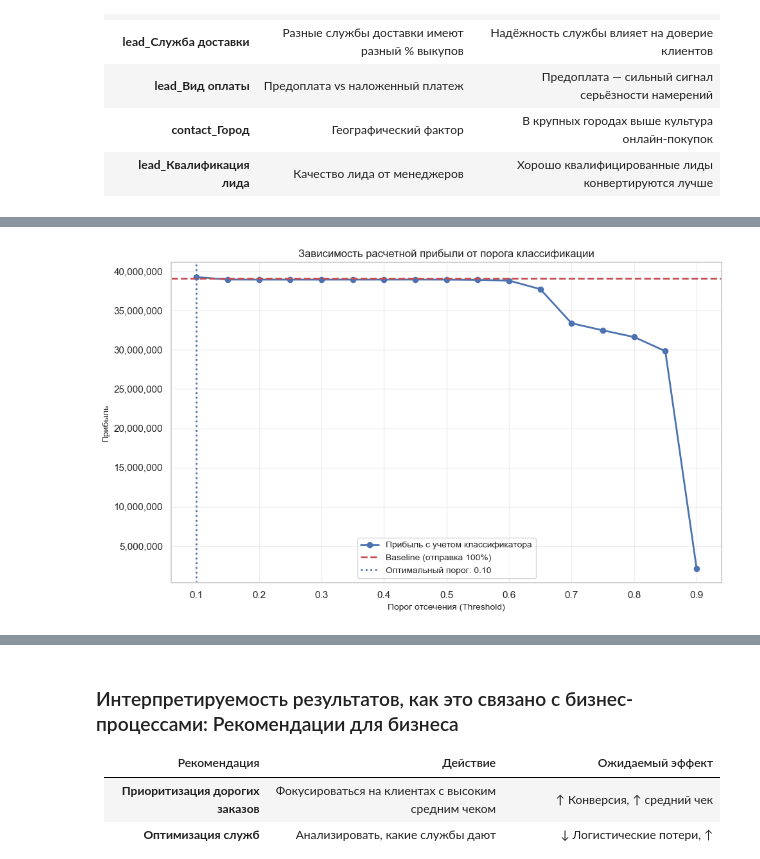
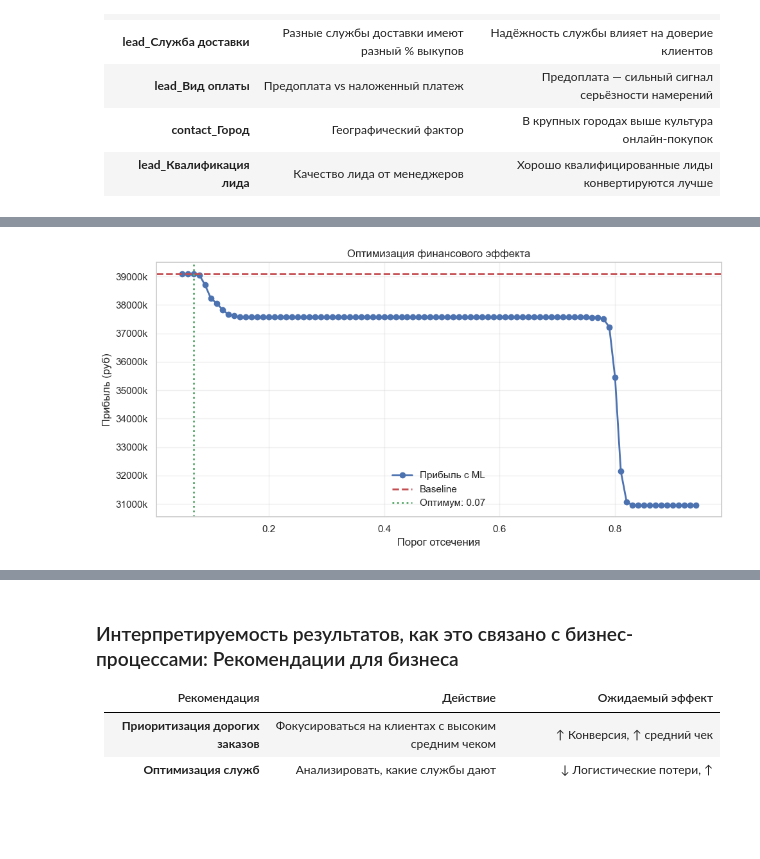
Before and after one commit to etonaastya/hackaton_mipt, a Jupyter notebook: task_Artraid.ipynb, the cells around one changed output, grey strips where cells are left out. Cells and saved outputs as stored; diff of their text form; code cells hidden in the pictures; blank space fills up the shorter version.

```diff
--- a/task_Artraid.ipynb
+++ b/task_Artraid.ipynb
@@ -79,7 +79,7 @@ def clean_data(df: pd.DataFrame) -> pd.DataFrame:
         df_cleaned = df_cleaned[(df_cleaned['days_handed_to_issued_pvz'] >= 0) | (df_cleaned['days_handed_to_issued_pvz'].isna())]
 
     tech_cols = [
-        'lead_id', 'contact_id', 'lead_account_id', 'lead_TRANID',
+        'lead_id', 'lead_account_id', 'lead_TRANID',
         'lead__ym_uid', 'lead_yclid', 'lead_roistat', 'lead_FORMID',
         'lead_Номер отправления СДЭК', 'lead_Трек-номер'
     ]
@@ -215,7 +261,10 @@ else:
 if 'sale_ts' in df_final.columns:
     df_final = df_final.sort_values(by='sale_ts', ascending=True).reset_index(drop=True)
 
-cols_to_exclude = ['buyout_flag', 'sale_ts', 'lead_price']
+cols_to_exclude = [
+    'buyout_flag', 'sale_ts', 'lead_price',
+    'contact_LTV', 'contact_Число сделок'
+]
 features = [col for col in df_final.columns if col not in cols_to_exclude]
 
 cat_cols = df_final[features].select_dtypes(include=['object', 'category', 'string']).columns.tolist()
@@ -391,45 +477,72 @@ plt.show()
 | **lead_Квалификация лида** | Качество лида от менеджеров | Хорошо квалифицированные лиды конвертируются лучше |
 # %%
 LOGISTICS_COST = 1000
-thresholds = np.arange(0.1, 0.95, 0.05)
+HIGH_VALUE_THRESHOLD = 10000  # Бизнес-правило: дорогие заказы всегда принимаем
 
 lead_prices = test_df['lead_price'].values
 actual_outcomes = y_test.values
 
-baseline_profit = np.sum(lead_prices[actual_outcomes == 1]) - (np.sum(actual_outcomes == 0) * LOGISTICS_COST)
-profits = []
+# 1. Находим порог с максимальной прибылью
+thresholds = np.arange(0.05, 0.95, 0.01)
+best_profit = -np.inf
+optimal_threshold = 0.5
 
 for thresh in thresholds:
-    preds = (y_pred_proba >= thresh).astype(int)
+    # Применяем модель
+    model_preds = (y_pred_proba >= thresh).astype(int)
 
-    tp_mask = (preds == 1) & (actual_outcomes == 1)
+    # Бизнес-правило: если заказ дорогой, принудительно принимаем
+    business_rule = (lead_prices >= HIGH_VALUE_THRESHOLD).astype(int)
+    final_preds = np.maximum(model_preds, business_rule)
+
+    # Считаем прибыль
+    tp_mask = (final_preds == 1) & (actual_outcomes == 1)
     profit_tp = np.sum(lead_prices[tp_mask])
 
-    fp_mask = (preds == 1) & (actual_outcomes == 0)
+    fp_mask = (final_preds == 1) & (actual_outcomes == 0)
     loss_fp = np.sum(fp_mask) * LOGISTICS_COST
 
-    profits.append(profit_tp - loss_fp)
+    current_profit = profit_tp - loss_fp
+    if current_profit > best_profit:
+        best_profit = current_profit
+        optimal_threshold = thresh
 
-best_idx = np.argmax(profits)
-best_threshold = thresholds[best_idx]
-max_profit = profits[best_idx]
+# 2. Считаем Baseline (отправляем всё подряд)
+baseline_profit = np.sum(lead_prices[actual_outcomes == 1]) - (np.sum(actual_outcomes == 0) * LOGISTICS_COST)
 
-plt.figure(figsize=(10, 6))
-plt.plot(thresholds, profits, marker='o', lw=2, label='Прибыль с учетом классификатора')
-plt.axhline(y=baseline_profit, color='r', linestyle='--', lw=2, label='Baseline (отправка 100%)')
-plt.axvline(x=best_threshold, color='b', linestyle=':', lw=2, label=f'Оптимальный порог: {best_threshold:.2f}')
+# 3. Вывод результатов
+uplift_abs = best_profit - baseline_profit
+uplift_pct = (uplift_abs / baseline_profit) * 100
 
-plt.title('Зависимость расчетной прибыли от порога классификации', fontsize=12)
-plt.xlabel('Порог отсечения (Threshold)', fontsize=10)
-plt.ylabel('Прибыль', fontsize=10)
-plt.gca().get_yaxis().set_major_formatter(plt.FuncFormatter(lambda x, loc: "{:,}".format(int(x))))
-plt.legend(fontsize=10)
+print("РЕЗУЛЬТАТЫ ФИНАНСОВОГО МОДЕЛИРОВАНИЯ (ОПТИМИЗИРОВАННО):")
+print(f"Baseline прибыль:        {baseline_profit:,.0f} руб.")
+print(f"Прибыль с ML + правила:  {best_profit:,.0f} руб.")
+print(f"Абсолютный прирост:   +{uplift_abs:,.0f} руб.")
+print(f"Относительный прирост: +{uplift_pct:.2f}%")
+print(f"Оптимальный порог:     {optimal_threshold:.2f}")
+print(f"Бизнес-правило:       Заказы > {HIGH_VALUE_THRESHOLD:,} руб. принимаются автоматически")
+
+# Визуализация кривой прибыли
+profits_list = []
+for thresh in thresholds:
+    model_preds = (y_pred_proba >= thresh).astype(int)
+    business_rule = (lead_prices >= HIGH_VALUE_THRESHOLD).astype(int)
+    final_preds = np.maximum(model_preds, business_rule)
+
+    profit = (np.sum(lead_prices[(final_preds == 1) & (actual_outcomes == 1)]) -
+              np.sum((final_preds == 1) & (actual_outcomes == 0)) * LOGISTICS_COST)
+    profits_list.append(profit)
+
+plt.figure(figsize=(10, 5))
+plt.plot(thresholds, profits_list, marker='o', lw=2, label='Прибыль с ML')
+plt.axhline(y=baseline_profit, color='r', linestyle='--', lw=2, label='Baseline')
+plt.axvline(x=optimal_threshold, color='g', linestyle=':', lw=2, label=f'Оптимум: {optimal_threshold:.2f}')
+plt.title('Оптимизация финансового эффекта', fontsize=12)
+plt.xlabel('Порог отсечения')
+plt.ylabel('Прибыль (руб)')
+plt.gca().get_yaxis().set_major_formatter(lambda x, _: f"{x/1000:.0f}k")
+plt.legend()
 plt.grid(True, alpha=0.3)
 plt.tight_layout()
 plt.show()
-
-print("Результаты финансового моделирования:")
-print(f"Прибыль (Baseline):        {int(baseline_profit):,} руб.")
-print(f"Прибыль (CatBoost):        {int(max_profit):,} руб.")
-print(f"Дельта (Бизнес-эффект):    +{int(max_profit - baseline_profit):,} руб.")
 # %% [output]
@@ -436 +556 @@ print(f"Дельта (Бизнес-эффект):    +{int(max_profit - baseline
-[figure, old version]
+[figure, new version]
```
Also changed, not shown: parts of 15 cells of this notebook, 9 other files.
